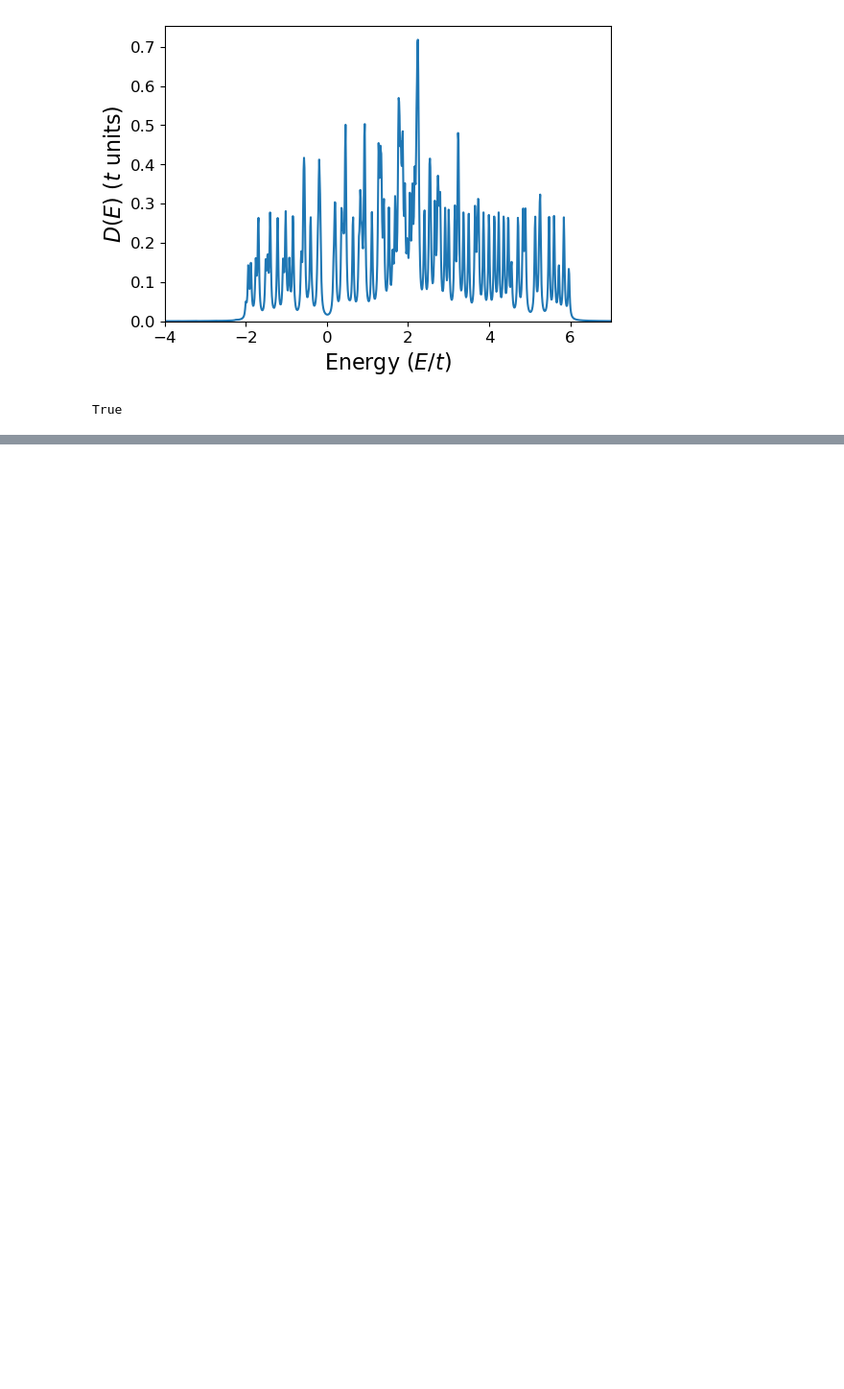
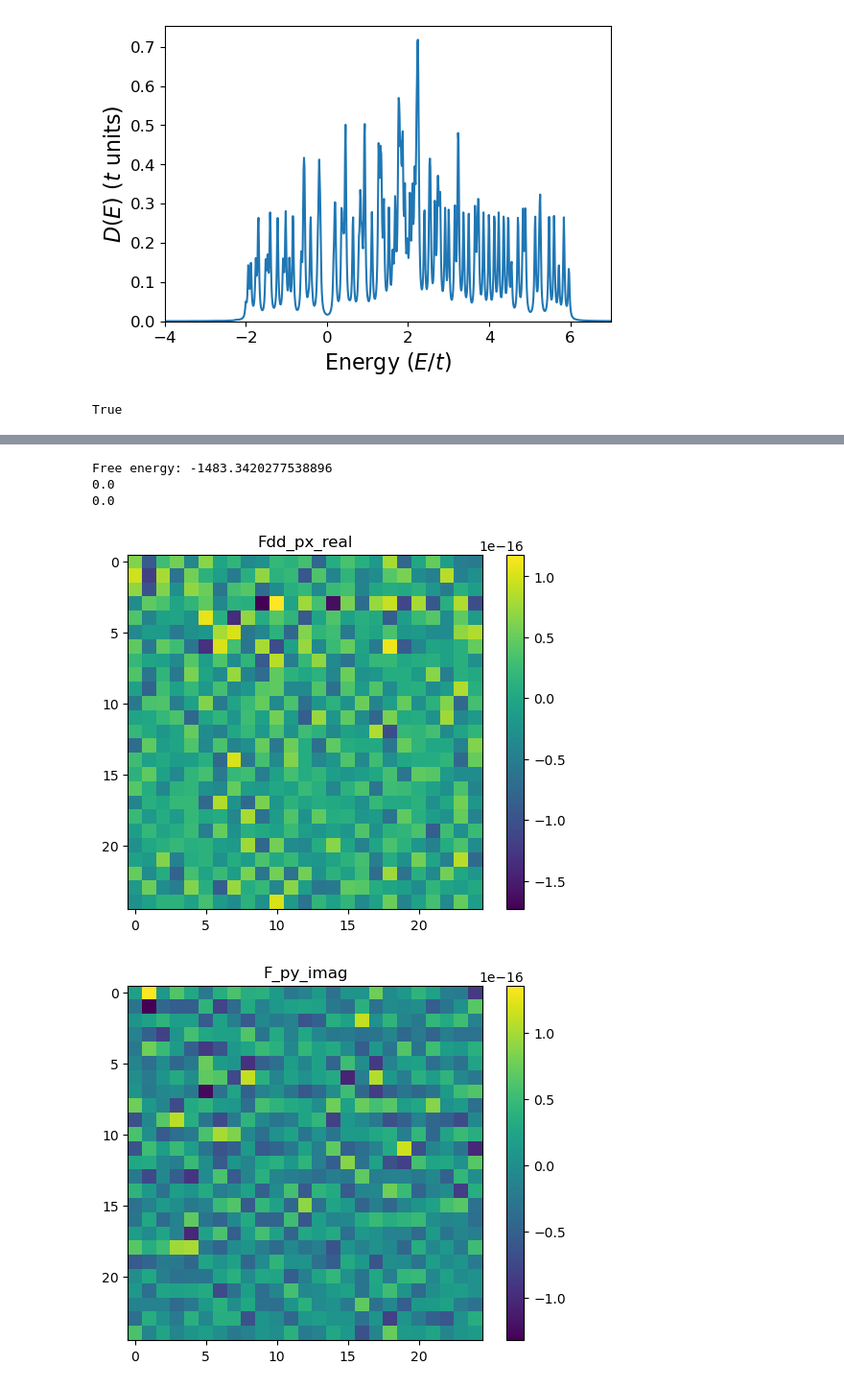
Before and after one commit to emilssp/master-thesis-codebase, a Jupyter notebook: notebooks/self_consistency.ipynb, the cells around one changed output, grey strips where cells are left out. Shown at 96% size. Cells and saved outputs as stored; diff of their text form; code cells hidden in the pictures; blank space fills up the shorter version.

```diff
--- a/notebooks/self_consistency.ipynb
+++ b/notebooks/self_consistency.ipynb
@@ -612,0 +504,2 @@ plt.show()
+# %%
+F0, F, Fuu, Fdd = bdg_self_consistency(H,U=0,V=0,V_prime=V,T=0,atol=1e-4,rtol=1e-1, max_iter=100, with_corr=True, verbose=True)
@@ -612,0 +524,54 @@ plt.show()
+# %%
+free_energy = H.free_energy(U=U, V=V, V_prime=V, temperature=0, drop_matrix=False)
+print(f"Free energy: {free_energy}")
+
+Fdd_S = cp.zeros(H.lattice.num_sites, dtype=cp.complex128)
+Fdd_T = cp.zeros(H.lattice.num_sites, dtype=cp.complex128)
+
+Fdd_xplus = cp.zeros(H.lattice.num_sites, dtype=cp.complex128)
+Fdd_xminus = cp.zeros(H.lattice.num_sites, dtype=cp.complex128)
+Fdd_yplus = cp.zeros(H.lattice.num_sites, dtype=cp.complex128)
+Fdd_yminus = cp.zeros(H.lattice.num_sites, dtype=cp.complex128)
+
+for i,j in H.lattice.edges:
+        Fdd_S[i] += (Fdd[i][j]+Fdd[j][i])/2
+        Fdd_T[i] += (Fdd[i][j]-Fdd[j][i])/2
+        dir = H.lattice.get_dir(i,j)
+        if dir == "+x":
+            Fdd_xplus[i] = Fdd[i][j]
+            # F_xminus.append(F[j][i].get())
+        elif dir == "-x":
+            Fdd_xminus[i] = Fdd[j][i]
+            # F_xplus.append(F[j][i].get())
+        elif dir == "+y":
+            Fdd_yplus[i] = Fdd[i][j]
+            # F_yminus.append(F[j][i].get())
+        elif dir == "-y":
+            Fdd_yminus[i] = Fdd[j][i]
+            # F_yplus.append(F[j][i].get())
+
+plt.figure()
+plt.imshow((np.real(cp.asnumpy((Fdd_xplus-Fdd_xminus)/2).reshape(25,25))), label="F_T_real")
+plt.title("Fdd_px_real")
+plt.colorbar()
+print(np.average((np.real(cp.asnumpy((Fdd_xplus-Fdd_xminus)/2)))))
+plt.figure()
+# plt.imshow(np.abs(np.imag(cp.asnumpy((F_T)).reshape(30,30))), label="F_T_imag")
+# plt.imshow(np.abs(np.real(cp.asnumpy((F_xplus-F_xminus)/2).reshape(30,30))), label="F_T_imag")
+plt.imshow((np.imag(cp.asnumpy((Fdd_yplus-Fdd_yminus)/2).reshape(25,25))), label="F_T_imag")
+print(np.average((np.imag(cp.asnumpy((Fdd_yplus-Fdd_yminus)/2)))))
+
+plt.title("F_py_imag")
+plt.colorbar()
+
+plt.show()
+# -0.03712461549460403
+# -0.03712461549460403
+# Free energy: -1479.9185943869202
+# -1483.3480425927253
+# %% [output]
+Free energy: -1483.3420277538896
+0.0
+0.0
+[figure, added]
+[figure, added]
```
Also changed, not shown: parts of 30 cells of this notebook, 1 other file.
